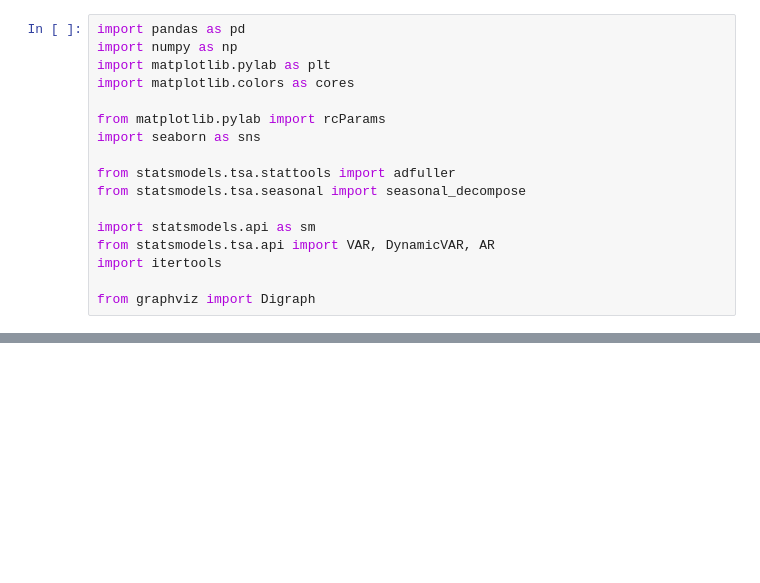
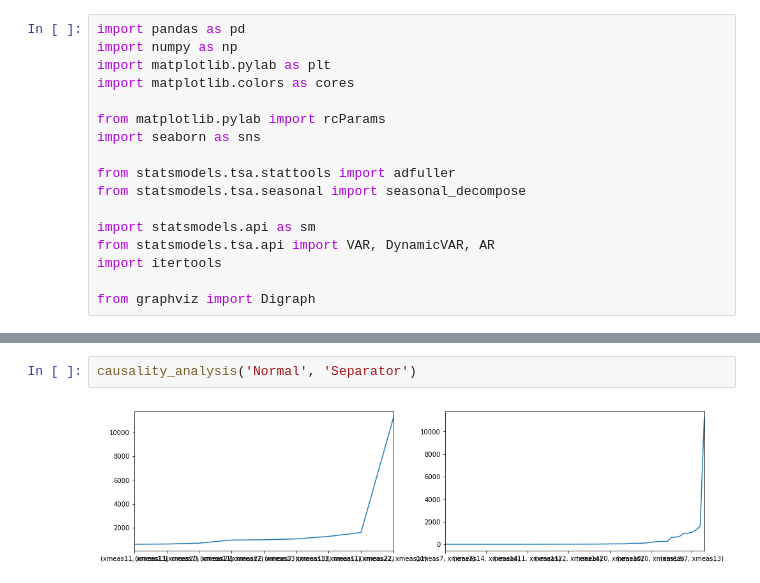
Before and after one commit to abugim/PDS, a Jupyter notebook: Causalidade de Granger aplicada à Tennessee Eastman Process/Causalidade de Granger.ipynb, the cells around one changed output, grey strips where cells are left out. Cells and saved outputs as stored; diff of their text form; blank space fills up the shorter version.

```diff
--- a/Causalidade de Granger aplicada à Tennessee Eastman Process/Causalidade de Granger.ipynb
+++ b/Causalidade de Granger aplicada à Tennessee Eastman Process/Causalidade de Granger.ipynb
@@ -131,0 +156,4 @@ build_graph(probable_relations)
+# %%
+causality_analysis('Normal', 'Separator')
+# %% [output]
+[figure, added]
```
Also changed, not shown: parts of 17 cells of this notebook, 14 other files.
